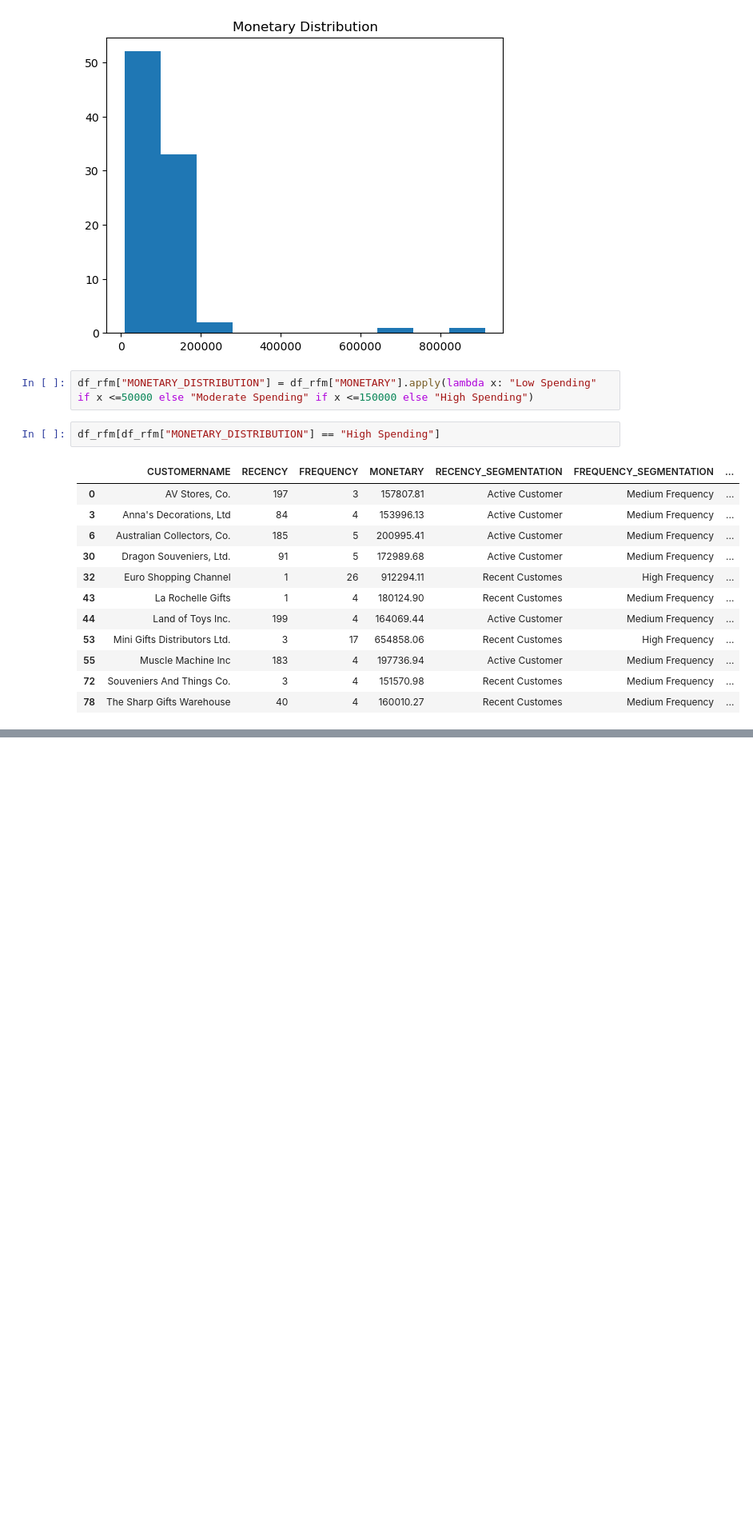
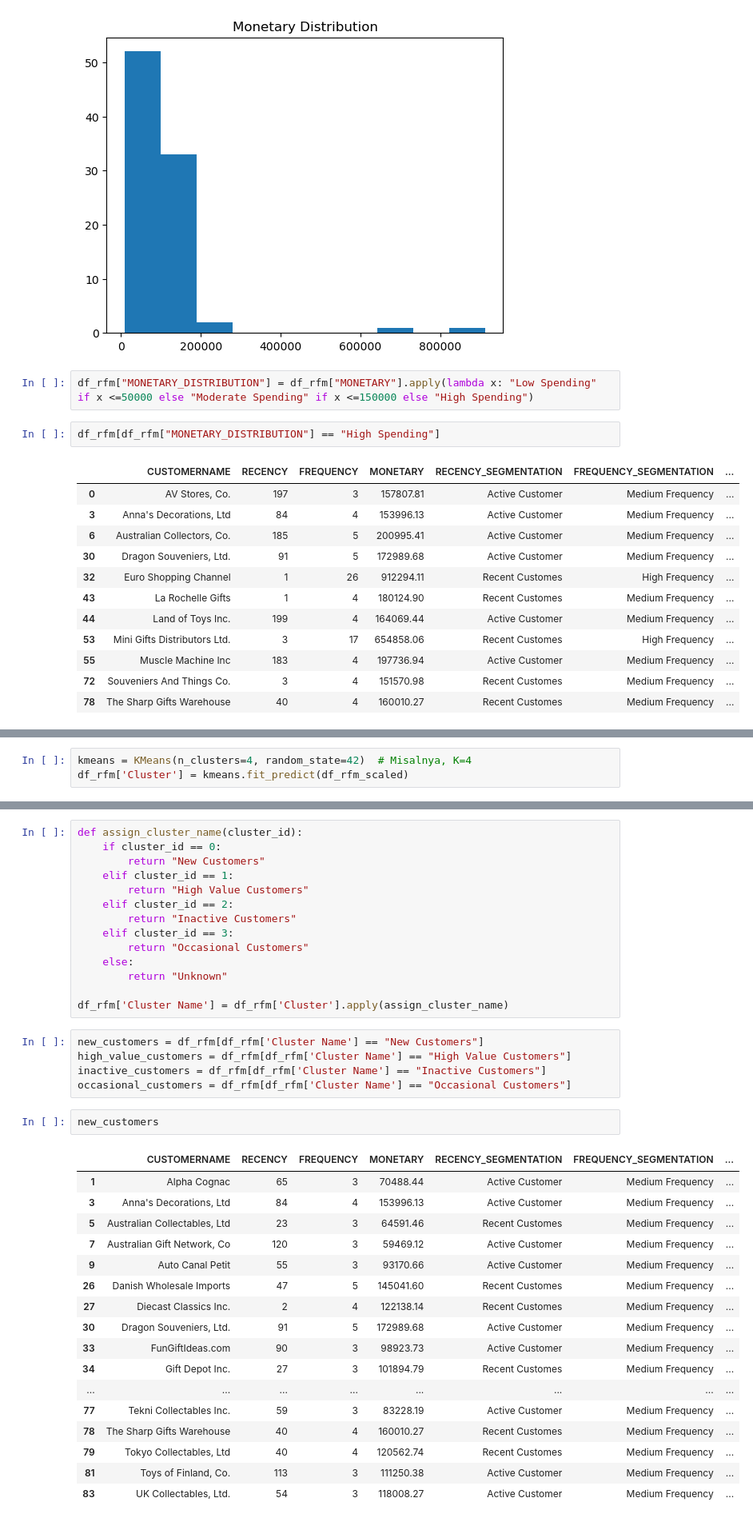
Before and after one commit to dudungawuk/RFM-automobile-sales, a Jupyter notebook: Untitled.ipynb, the cells around one changed output, grey strips where cells are left out. Shown: that part at 80% size. Drawn from its saved outputs; the diff is of its cells as text; blank space fills up the shorter version.

```diff
--- a/Untitled.ipynb
+++ b/Untitled.ipynb
@@ -532,0 +591,3 @@ df_rfm[df_rfm["MONETARY_DISTRIBUTION"] == "High Spending"]
+# %%
+kmeans = KMeans(n_clusters=4, random_state=42)  # Misalnya, K=4
+df_rfm['Cluster'] = kmeans.fit_predict(df_rfm_scaled)
@@ -532,0 +608,39 @@ df_rfm[df_rfm["MONETARY_DISTRIBUTION"] == "High Spending"]
+# %%
+def assign_cluster_name(cluster_id):
+    if cluster_id == 0:
+        return "New Customers"
+    elif cluster_id == 1:
+        return "High Value Customers"
+    elif cluster_id == 2:
+        return "Inactive Customers"
+    elif cluster_id == 3:
+        return "Occasional Customers"
+    else:
+        return "Unknown"
+
+df_rfm['Cluster Name'] = df_rfm['Cluster'].apply(assign_cluster_name)
+# %%
+new_customers = df_rfm[df_rfm['Cluster Name'] == "New Customers"]
+high_value_customers = df_rfm[df_rfm['Cluster Name'] == "High Value Customers"]
+inactive_customers = df_rfm[df_rfm['Cluster Name'] == "Inactive Customers"]
+occasional_customers = df_rfm[df_rfm['Cluster Name'] == "Occasional Customers"]
+# %%
+new_customers
+# %% [output]
+|  | CUSTOMERNAME | RECENCY | FREQUENCY | MONETARY | RECENCY_SEGMENTATION | FREQUENCY_SEGMENTATION | ... |
+| 1 | Alpha Cognac | 65 | 3 | 70488.44 | Active Customer | Medium Frequency | ... |
+| 3 | Anna's Decorations, Ltd | 84 | 4 | 153996.13 | Active Customer | Medium Frequency | ... |
+| 5 | Australian Collectables, Ltd | 23 | 3 | 64591.46 | Recent Customes | Medium Frequency | ... |
+| 7 | Australian Gift Network, Co | 120 | 3 | 59469.12 | Active Customer | Medium Frequency | ... |
+| 9 | Auto Canal Petit | 55 | 3 | 93170.66 | Active Customer | Medium Frequency | ... |
+| 26 | Danish Wholesale Imports | 47 | 5 | 145041.60 | Recent Customes | Medium Frequency | ... |
+| 27 | Diecast Classics Inc. | 2 | 4 | 122138.14 | Recent Customes | Medium Frequency | ... |
+| 30 | Dragon Souveniers, Ltd. | 91 | 5 | 172989.68 | Active Customer | Medium Frequency | ... |
+| 33 | FunGiftIdeas.com | 90 | 3 | 98923.73 | Active Customer | Medium Frequency | ... |
+| 34 | Gift Depot Inc. | 27 | 3 | 101894.79 | Recent Customes | Medium Frequency | ... |
+| ... | ... | ... | ... | ... | ... | ... | ... |
+| 77 | Tekni Collectables Inc. | 59 | 3 | 83228.19 | Active Customer | Medium Frequency | ... |
+| 78 | The Sharp Gifts Warehouse | 40 | 4 | 160010.27 | Recent Customes | Medium Frequency | ... |
+| 79 | Tokyo Collectables, Ltd | 40 | 4 | 120562.74 | Recent Customes | Medium Frequency | ... |
+| 81 | Toys of Finland, Co. | 113 | 3 | 111250.38 | Active Customer | Medium Frequency | ... |
+| 83 | UK Collectables, Ltd. | 54 | 3 | 118008.27 | Active Customer | Medium Frequency | ... |
```
Also changed, not shown: parts of 7 cells of this notebook.
